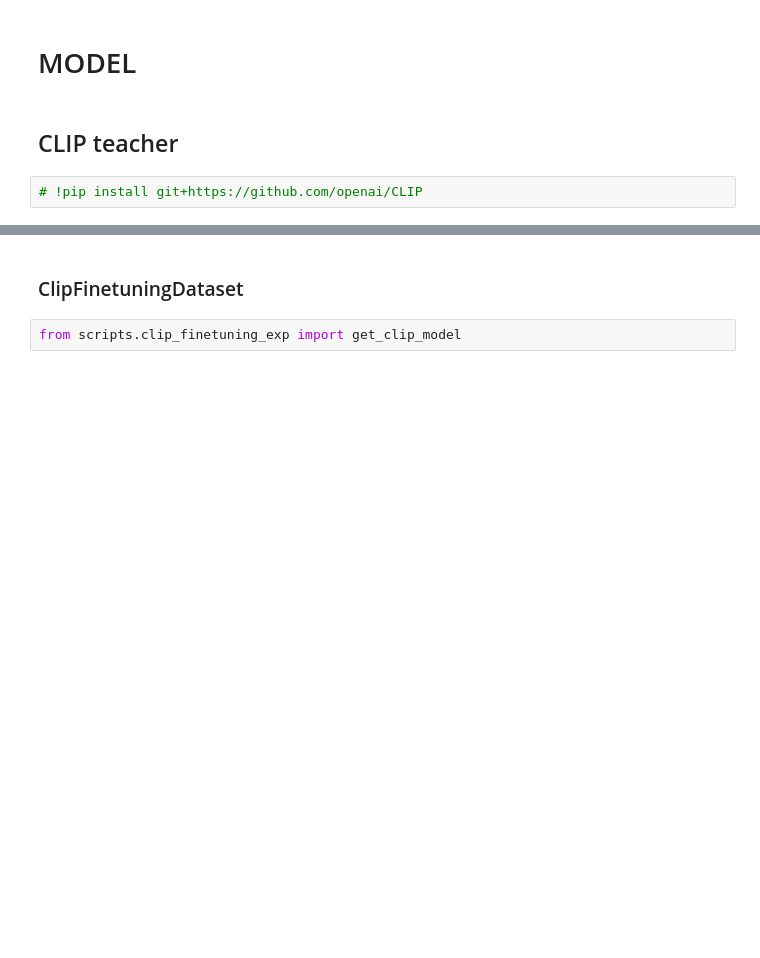
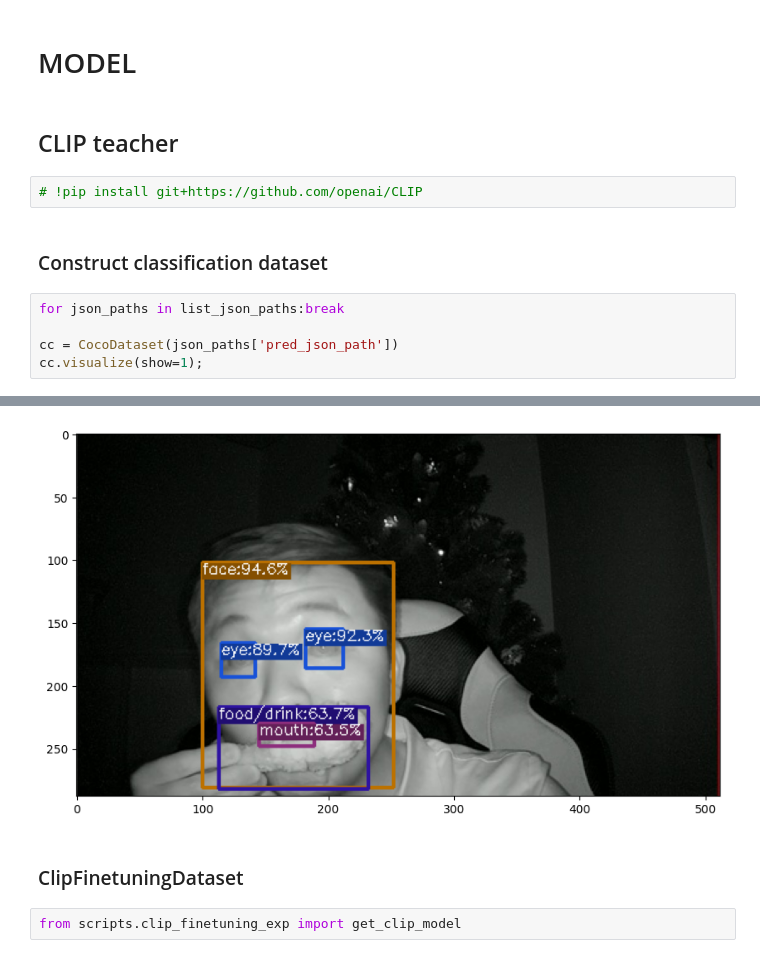
Before and after one commit to anhvth/YOLOX, a Jupyter notebook: decision_tree_eating.ipynb, the cells around one changed output, grey strips where cells are left out. Drawn from its saved outputs; the diff is of its cells as text; blank space fills up the shorter version.

```diff
--- a/decision_tree_eating.ipynb
+++ b/decision_tree_eating.ipynb
@@ -365,3 +383,11 @@ x,y, img_paths = next(iter(dl))
 ## CLIP teacher
 # %%
 # !pip install git+https://github.com/openai/CLIP
+# %% [markdown]
+### Construct classification dataset
+# %%
+for json_paths in list_json_paths:break
+
+cc = CocoDataset(json_paths['pred_json_path'])
+cc.visualize(show=1);
+# %% [output]
@@ -368,3 +395,4 @@ x,y, img_paths = next(iter(dl))
+[figure, added]
 # %% [markdown]
 ### ClipFinetuningDataset
 # %%
```
Also changed, not shown: parts of 7 cells of this notebook.
